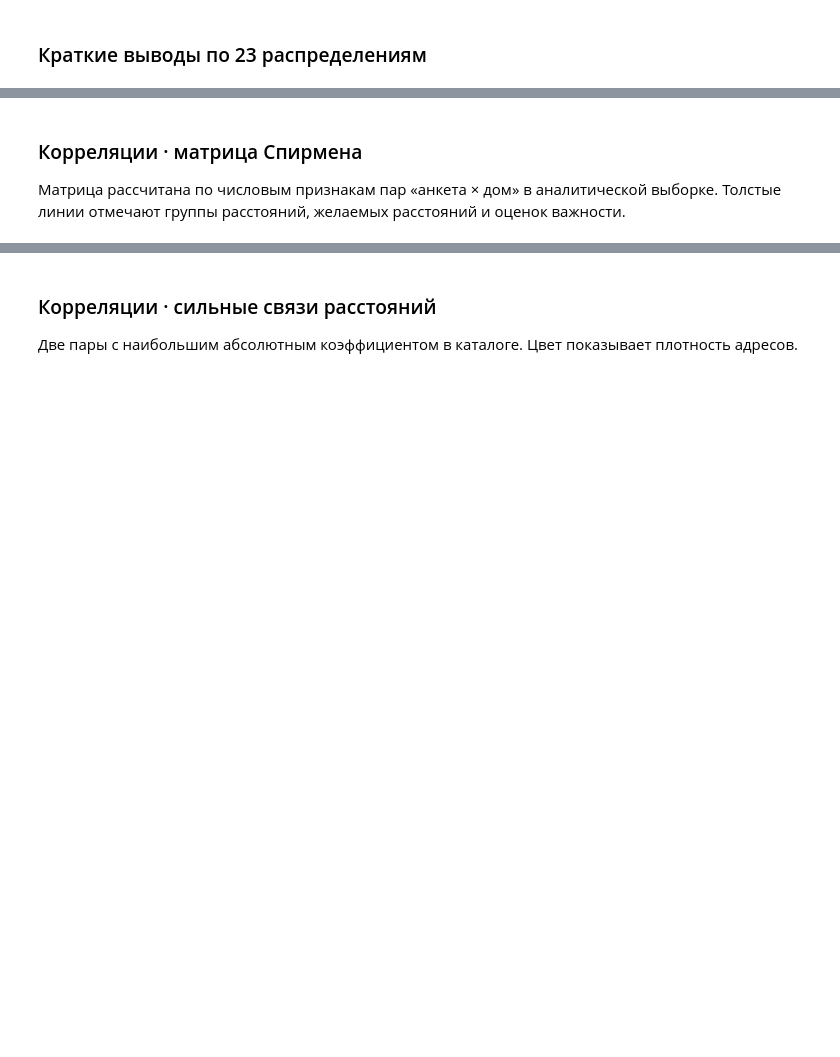
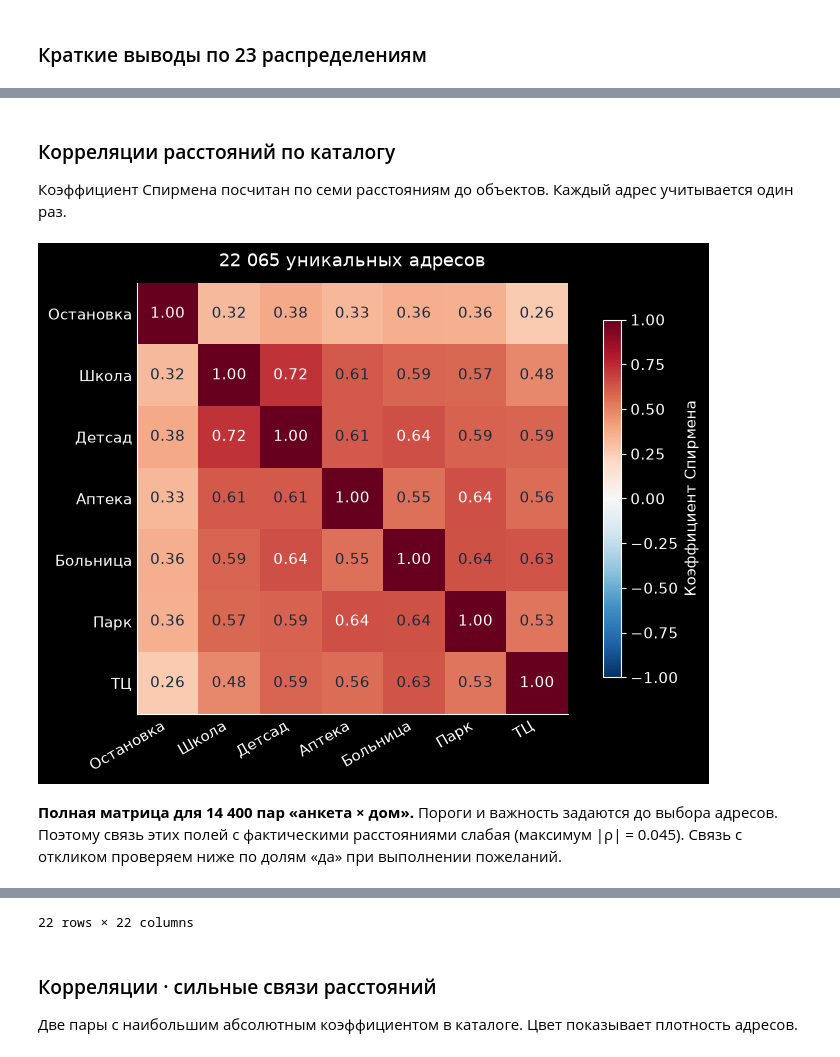
Before and after one commit to Njves/AgentScopeTesting, a Jupyter notebook: house_matching/01_Data_Preprocessing.ipynb, the cells around one changed output, grey strips where cells are left out. Saved outputs shown, nothing was run; the diff lists cells and outputs as text; code cells hidden in the pictures; blank space fills up the shorter version.

```diff
--- a/house_matching/01_Data_Preprocessing.ipynb
+++ b/house_matching/01_Data_Preprocessing.ipynb
@@ -158,20 +239,34 @@ display(pd.Series(distribution_notes, name='Наблюдение').rename(index=
 # %% [markdown]
-### Корреляции · матрица Спирмена
+### Корреляции расстояний по каталогу
 
-Матрица рассчитана по числовым признакам пар «анкета × дом» в аналитической выборке.
-Толстые линии отмечают группы расстояний, желаемых расстояний и оценок важности.
+Коэффициент Спирмена посчитан по семи расстояниям до объектов. Каждый адрес учитывается один раз.
 # %%
+catalog_rho = houses[DISTANCES].corr(method='spearman')
+fig, ax = plt.subplots(figsize=(8.4, 5.3), layout='constrained')
+image = ax.imshow(catalog_rho, vmin=-1, vmax=1, cmap='RdBu_r')
+ax.set_xticks(range(len(places)), places, rotation=30, ha='right')
+ax.set_yticks(range(len(places)), places)
+ax.set_title(f'{len(houses):,} уникальных адресов'.replace(',', ' '), pad=12)
+ax.tick_params(length=0)
+
+for i, row in enumerate(catalog_rho.to_numpy()):
+    for j, value in enumerate(row):
+        color = 'white' if abs(value) >= .64 else ink
+        ax.text(j, i, f'{value:.2f}', ha='center', va='center', color=color)
+
+fig.colorbar(image, ax=ax, shrink=.83, label='Коэффициент Спирмена')
+plt.show()
+
 numeric = DISTANCES + LIMITS + PRIORITIES
-rho = eda[numeric].corr(method='spearman')
-matrix_labels = places + [f'{name} (порог)' for name in places] + [
-    f'{name} (вес)' for name in places + ['Парковка']
-]
-fig, ax = plt.subplots(figsize=(9, 6.1), layout='constrained')
-image = ax.imshow(rho, vmin=-1, vmax=1, cmap='RdBu_r')
-ax.set_xticks(range(len(numeric)), matrix_labels, rotation=60, ha='right', fontsize=8)
-ax.set_yticks(range(len(numeric)), matrix_labels, fontsize=8)
-for boundary in (6.5, 13.5):
-    ax.axhline(boundary, lw=1.4, color=ink)
-    ax.axvline(boundary, lw=1.4, color=ink)
-fig.colorbar(image, ax=ax, shrink=.85, label='Коэффициент Спирмена')
-plt.show()
+pair_rho = eda[numeric].corr(method='spearman')
+cross = pair_rho.loc[DISTANCES, LIMITS + PRIORITIES].abs().max().max()
+display(Markdown(
+    f'**Полная матрица для {len(eda):,} пар «анкета × дом».** '.replace(',', ' ')
+    + 'Пороги и важность задаются до выбора адресов. '
+    f'Поэтому связь этих полей с фактическими расстояниями слабая (максимум |ρ| = {cross:.3f}). '
+    'Связь с откликом проверяем ниже по долям «да» при выполнении пожеланий.'
+))
+display(pair_rho.rename(index=short, columns=short).round(2))
+# %% [output]
+[figure, added]
+**Полная матрица для 14 400 пар «анкета × дом».** Пороги и важность задаются до выбора адресов. Поэтому связь этих полей с фактическими расстояниями слабая (максимум |ρ| = 0.045). Связь с откликом проверяем ниже по долям «да» при выполнении пожеланий.
@@ -178,3 +290,4 @@ plt.show()
+22 rows × 22 columns
 # %% [markdown]
 ### Корреляции · сильные связи расстояний
 
```
Also changed, not shown: parts of 17 cells of this notebook, 3 other files.
